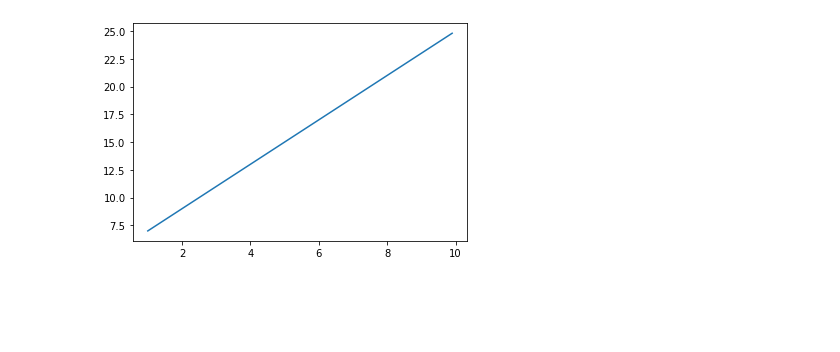
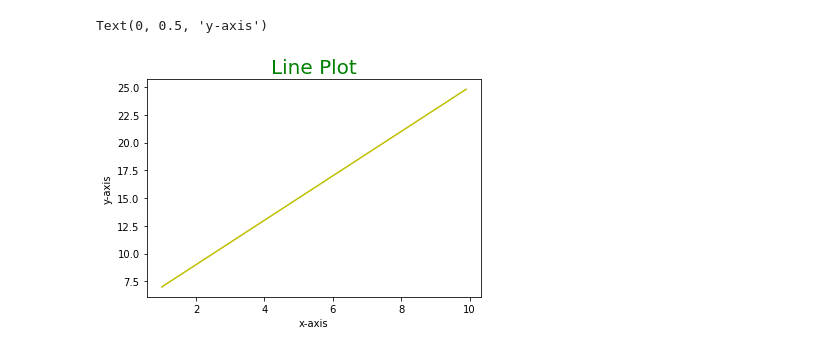
Before and after one commit to NOBODY1819/Sem-6-ML-lab, a Jupyter notebook: Activity_2/activity_2.1.ipynb, the cells around one changed output. Drawn from its saved outputs; the diff is of its cells as text; code cells hidden in the pictures; blank space fills up the shorter version.

```diff
--- a/Activity_2/activity_2.1.ipynb
+++ b/Activity_2/activity_2.1.ipynb
@@ -8,5 +5,14 @@ y=2*x+5
-# %%
-plt.plot(x,y)
-plt.show()
-# %% [output]
-[figure, removed]
+# %%
+x=np.arange(1,10,0.1) # arange(LowerLimit,UpperLimit,StepValue)
+y=2*x+5
+
+# plt.plot(x,y)
+# plt.show()
+
+plt.plot(x,y,color='y') # Adding color to graph
+plt.title('Line Plot',fontsize=20, color='green') # Adding title to graph
+plt.xlabel('x-axis') # Adding x-axins name
+plt.ylabel('y-axis') # Adding y-axis name
+# %% [output]
+Text(0, 0.5, 'y-axis')
+[figure, added]
```
Also changed, not shown: parts of 5 cells of this notebook, 3 other files.
